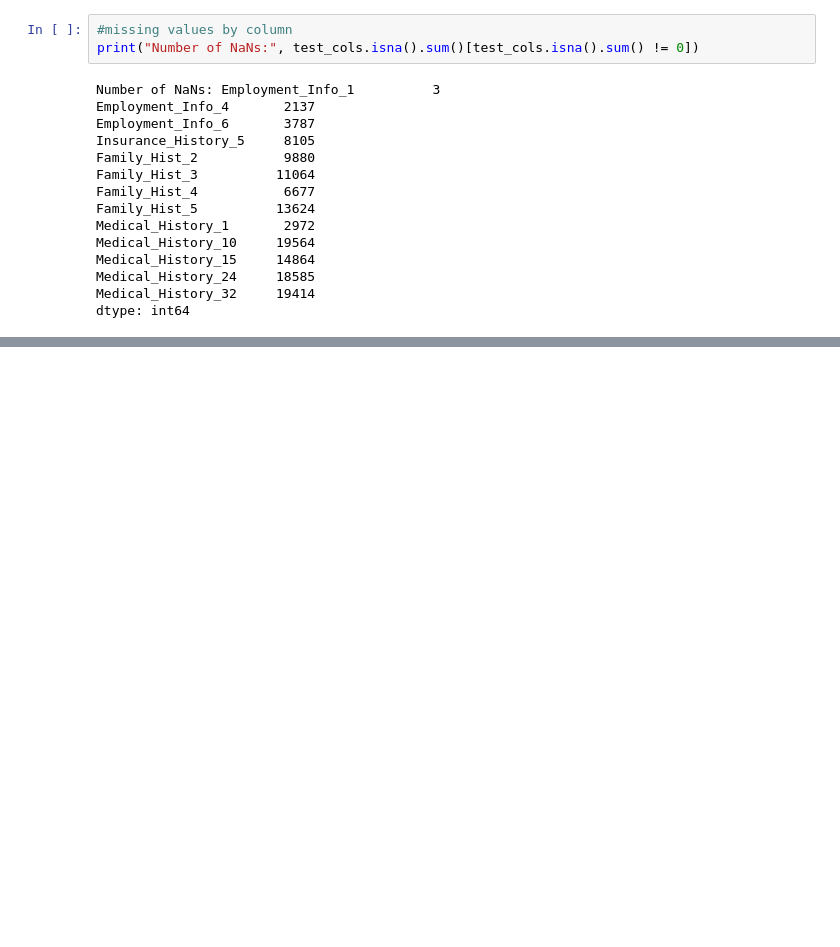
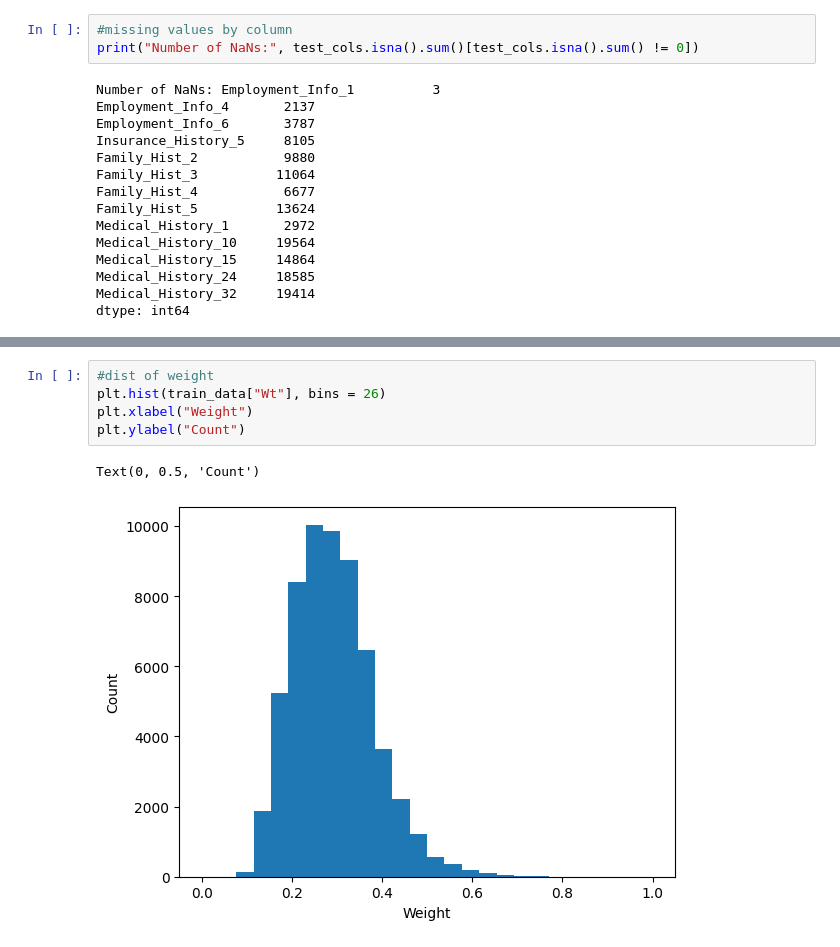
Before and after one commit to Ja-Tink/kaggle-prudential, a Jupyter notebook: code/analysis.ipynb, the cells around one changed output, grey strips where cells are left out. Cells and saved outputs as stored; diff of their text form; blank space fills up the shorter version.

```diff
--- a/code/analysis.ipynb
+++ b/code/analysis.ipynb
@@ -53,0 +97,8 @@ dtype: int64
+# %%
+#dist of weight
+plt.hist(train_data["Wt"], bins = 26)
+plt.xlabel("Weight")
+plt.ylabel("Count")
+# %% [output]
+Text(0, 0.5, 'Count')
+[figure, added]
```
Also changed, not shown: parts of 9 cells of this notebook.
